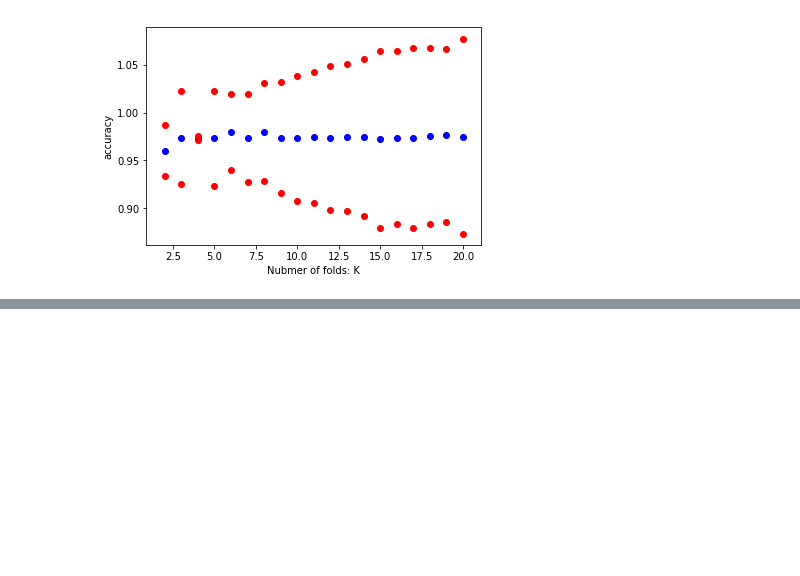
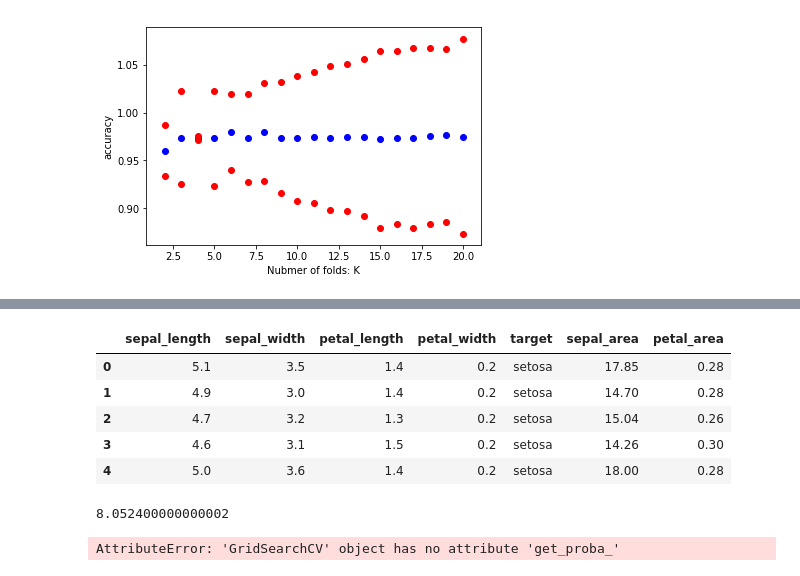
Before and after one commit to amjadfarman/iris_problem, a Jupyter notebook: iris_problem.ipynb, the cells around one changed output, grey strips where cells are left out. Saved outputs shown, nothing was run; the diff lists cells and outputs as text; code cells hidden in the pictures; blank space fills up the shorter version.

```diff
--- a/iris_problem.ipynb
+++ b/iris_problem.ipynb
@@ -320,0 +363,17 @@ It appears that with the small number of folds, the 95% confidence interval is a
+# %%
+iris_data.head()
+# %% [output]
+|  | sepal_length | sepal_width | petal_length | petal_width | target | sepal_area | petal_area |
+| 0 | 5.1 | 3.5 | 1.4 | 0.2 | setosa | 17.85 | 0.28 |
+| 1 | 4.9 | 3.0 | 1.4 | 0.2 | setosa | 14.70 | 0.28 |
+| 2 | 4.7 | 3.2 | 1.3 | 0.2 | setosa | 15.04 | 0.26 |
+| 3 | 4.6 | 3.1 | 1.5 | 0.2 | setosa | 14.26 | 0.30 |
+| 4 | 5.0 | 3.6 | 1.4 | 0.2 | setosa | 18.00 | 0.28 |
+# %%
+10.195-1.134*.2-2.658*1.4+0.34*17.85-0.836*5.1
+# %% [output]
+8.052400000000002
+# %%
+clf.get_proba_
+# %% [output]
+AttributeError: 'GridSearchCV' object has no attribute 'get_proba_'
```
Also changed, not shown: parts of 6 cells of this notebook.
